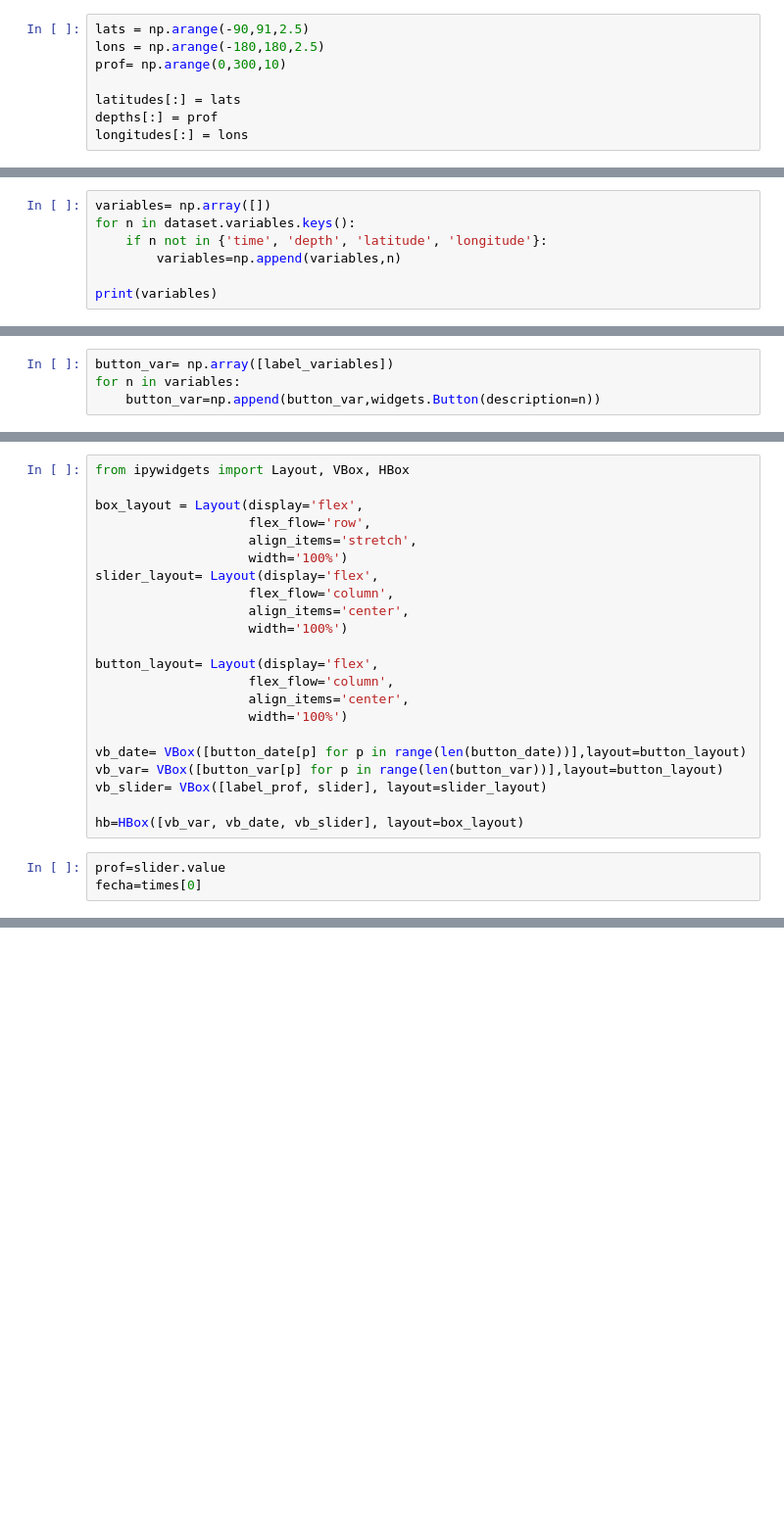
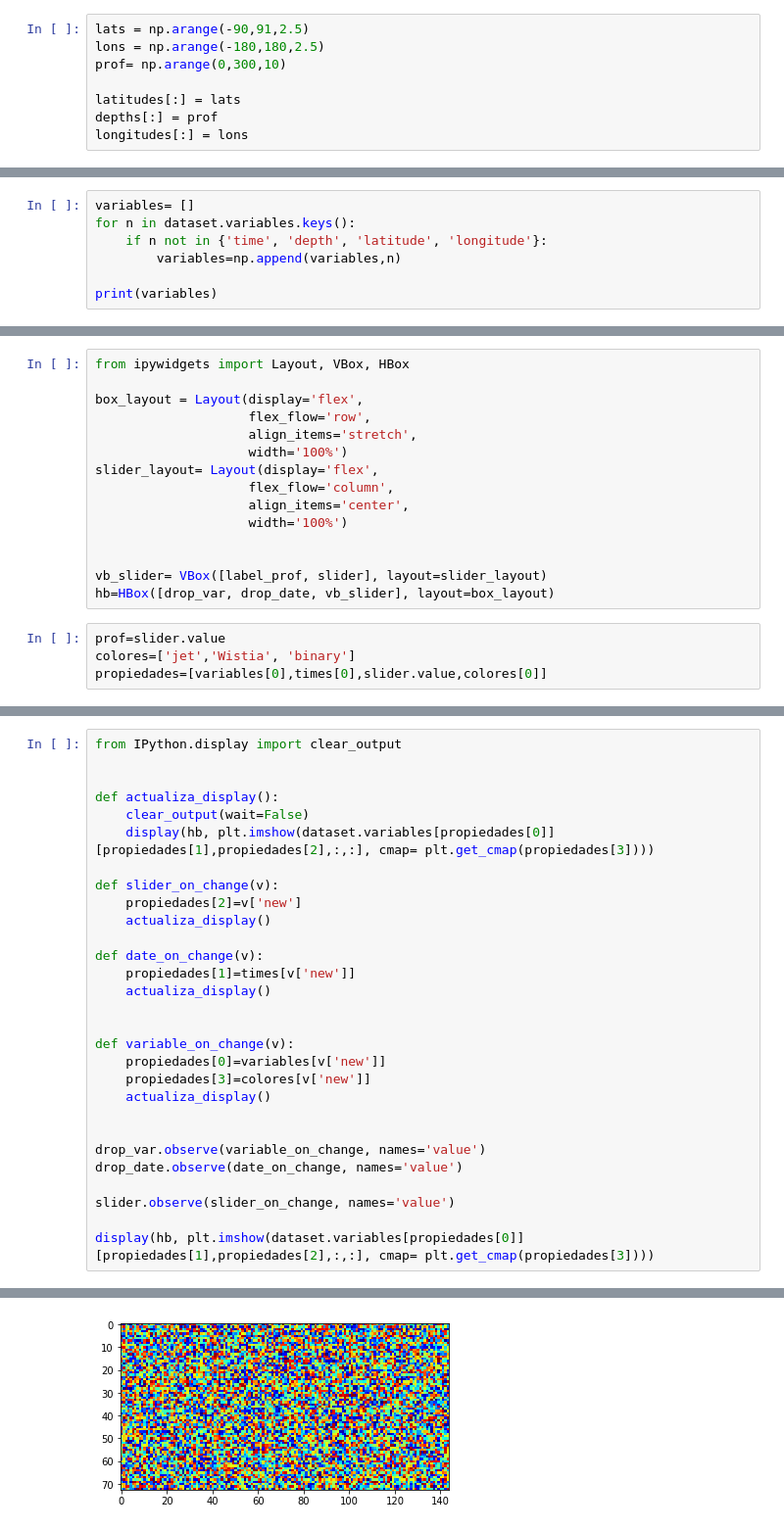
Before and after one commit to marina012/NetCDF_visualitation, a Jupyter notebook: Esquema.ipynb, the cells around one changed output, grey strips where cells are left out. Shown at 98% size. Cells and saved outputs as stored; diff of their text form; blank space fills up the shorter version.

Commit message:
Colores escogidos

```diff
--- a/Esquema.ipynb
+++ b/Esquema.ipynb
@@ -106,5 +73,5 @@ odict_keys(['time', 'depth', 'latitude', 'longitude', 'temp'])
 # %%
-variables= np.array([])
+variables= []
 for n in dataset.variables.keys():
     if n not in {'time', 'depth', 'latitude', 'longitude'}:
         variables=np.append(variables,n)
@@ -119,4 +81,0 @@ label_prof=widgets.Label(value='Z')
-# %%
-button_var= np.array([label_variables])
-for n in variables:
-    button_var=np.append(button_var,widgets.Button(description=n))
@@ -143,16 +112,10 @@ slider_layout= Layout(display='flex',
                     align_items='center',
                     width='100%')
 
-button_layout= Layout(display='flex',
-                    flex_flow='column',
-                    align_items='center',
-                    width='100%')
 
-vb_date= VBox([button_date[p] for p in range(len(button_date))],layout=button_layout)
-vb_var= VBox([button_var[p] for p in range(len(button_var))],layout=button_layout)
 vb_slider= VBox([label_prof, slider], layout=slider_layout)
-
-hb=HBox([vb_var, vb_date, vb_slider], layout=box_layout)
+hb=HBox([drop_var, drop_date, vb_slider], layout=box_layout)
 # %%
 prof=slider.value
-fecha=times[0]
+colores=['jet','Wistia', 'binary']
+propiedades=[variables[0],times[0],slider.value,colores[0]]
@@ -184,0 +138,30 @@ HBox(children=(VBox(children=(Label(value='Variables'), Button(description='temp
+# %%
+from IPython.display import clear_output
+
+
+def actualiza_display():
+    clear_output(wait=False)
+    display(hb, plt.imshow(dataset.variables[propiedades[0]][propiedades[1],propiedades[2],:,:], cmap= plt.get_cmap(propiedades[3])))
+
+def slider_on_change(v):
+    propiedades[2]=v['new']
+    actualiza_display()
+
+def date_on_change(v):
+    propiedades[1]=times[v['new']]
+    actualiza_display()
+
+
+def variable_on_change(v):
+    propiedades[0]=variables[v['new']]
+    propiedades[3]=colores[v['new']]
+    actualiza_display()
+
+
+drop_var.observe(variable_on_change, names='value')
+drop_date.observe(date_on_change, names='value')
+
+slider.observe(slider_on_change, names='value')
+
+display(hb, plt.imshow(dataset.variables[propiedades[0]][propiedades[1],propiedades[2],:,:], cmap= plt.get_cmap(propiedades[3])))
+# %% [output]
@@ -184,0 +171 @@ HBox(children=(VBox(children=(Label(value='Variables'), Button(description='temp
+[figure, added]
```
Also changed, not shown: parts of 23 cells of this notebook.
